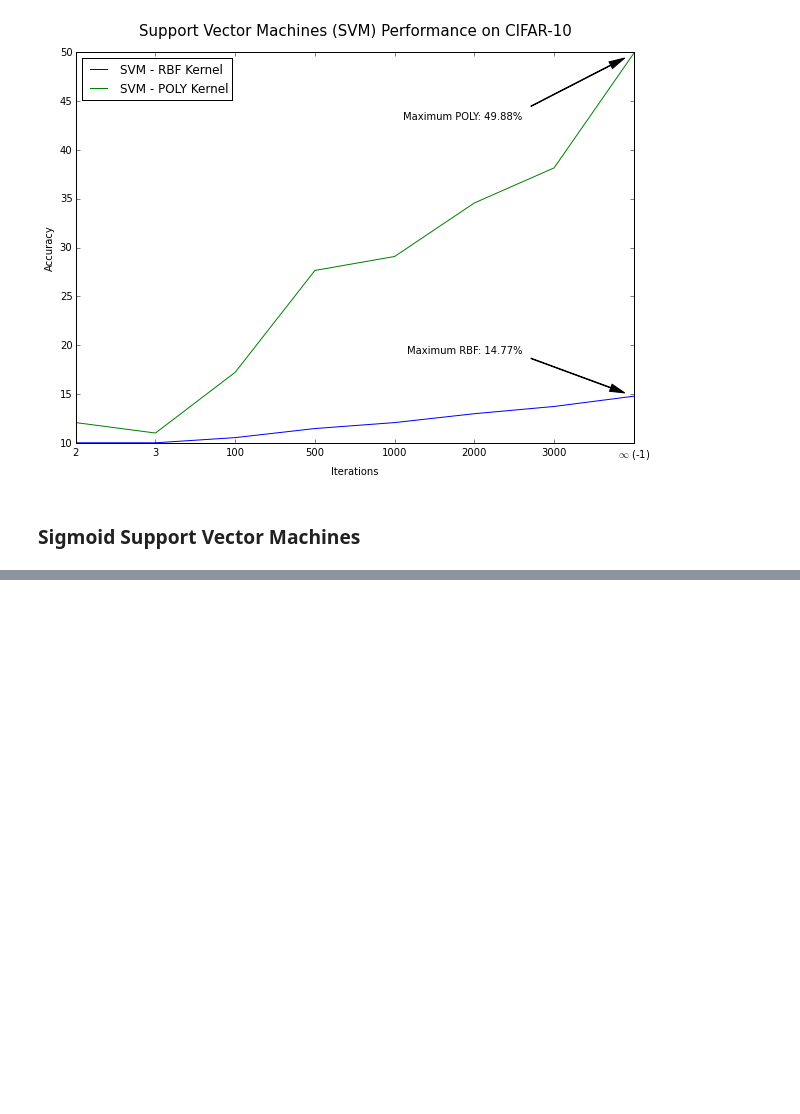
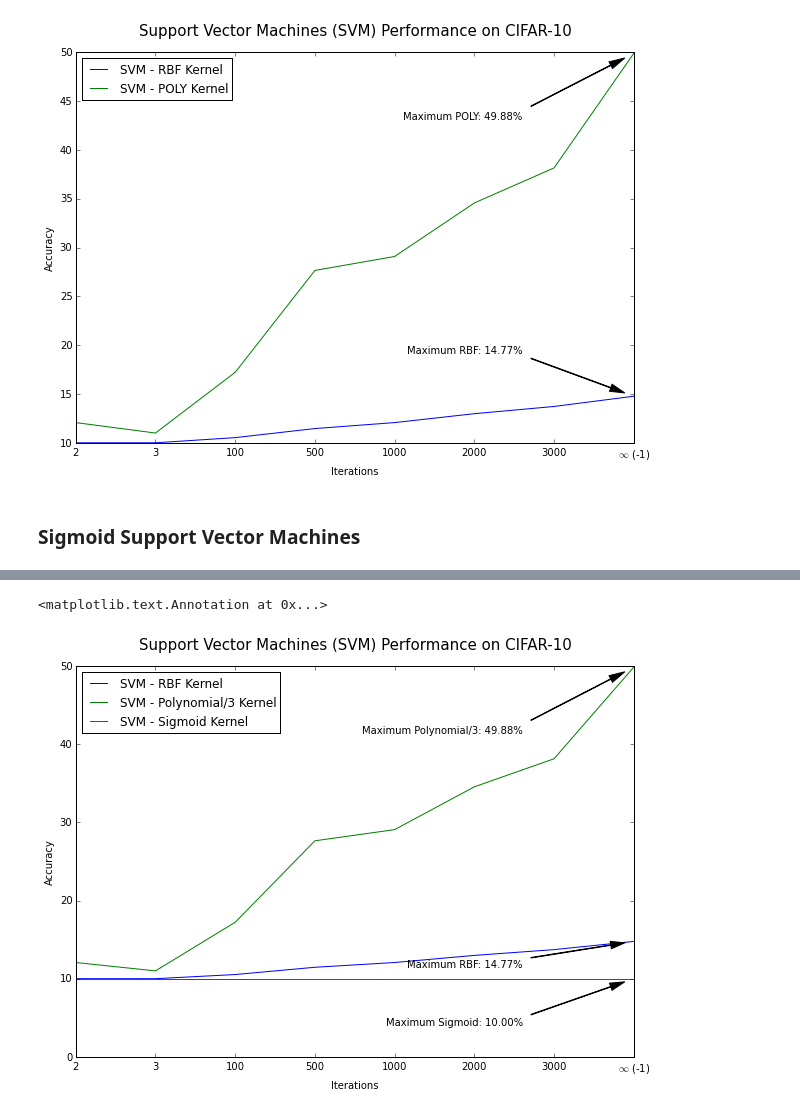
Before and after one commit to devyhia/cifar-10, a Jupyter notebook: Support Vector Machine.ipynb, the cells around one changed output, grey strips where cells are left out. Cells and saved outputs as stored; diff of their text form; code cells hidden in the pictures; blank space fills up the shorter version.

Commit message:
SVM - Sigmoid & Polynomial Kernels

```diff
--- a/Support Vector Machine.ipynb
+++ b/Support Vector Machine.ipynb
@@ -283,0 +306,13 @@ done.
+# %%
+res_sig = pd.DataFrame([
+        ['2', 10],
+        ['3', 10],
+        ['100', 10],
+        ['500', 10],
+        ['1000', 10],
+        ['2000', 10],
+        ['3000', 10],
+        ['$\infty$ (-1)', 10]
+    ], columns=['Iterations', 'Accuracy']
+)
+res_sig
@@ -283,0 +329,29 @@ done.
+# %%
+ax = res.plot(x='Iterations', y='Accuracy', figsize=(10, 7), label='SVM - RBF Kernel')
+res_poly.plot(x='Iterations', y='Accuracy', figsize=(10, 7), ax=ax, label='SVM - Polynomial/3 Kernel')
+res_sig.plot(x='Iterations', y='Accuracy', figsize=(10, 7), ax=ax, label='SVM - Sigmoid Kernel')
+ax.set_ylim(0, 50)
+ax.set_ylabel('Accuracy')
+ax.set_title('Support Vector Machines (SVM) Performance on CIFAR-10', y=1.03, fontdict={'fontsize': 15})
+ax.annotate(
+    'Maximum RBF: %.2f%%' % res.iloc[-1].Accuracy, xy=(7, res.iloc[-1].Accuracy),  xycoords='data',
+    xytext=(0.8, 0.25), textcoords='axes fraction',
+    arrowprops=dict(facecolor='black', shrink=0.08, width=0.5, frac=0.15, headwidth=7.5),
+    horizontalalignment='right', verticalalignment='top',
+)
+ax.annotate(
+    'Maximum Polynomial/3: %.2f%%' % res_poly.iloc[-1].Accuracy, xy=(7, res_poly.iloc[-1].Accuracy),  xycoords='data',
+    xytext=(0.8, 0.85), textcoords='axes fraction',
+    arrowprops=dict(facecolor='black', shrink=0.08, width=0.5, frac=0.15, headwidth=7.5),
+    horizontalalignment='right', verticalalignment='top',
+)
+
+ax.annotate(
+    'Maximum Sigmoid: %.2f%%' % res_sig.iloc[-1].Accuracy, xy=(7, res_sig.iloc[-1].Accuracy),  xycoords='data',
+    xytext=(0.8, 0.1), textcoords='axes fraction',
+    arrowprops=dict(facecolor='black', shrink=0.08, width=0.5, frac=0.15, headwidth=7.5),
+    horizontalalignment='right', verticalalignment='top',
+)
+# %% [output]
+<matplotlib.text.Annotation at 0x...>
+[figure, added]
```
Also changed, not shown: parts of 2 cells of this notebook, 1 other file.
